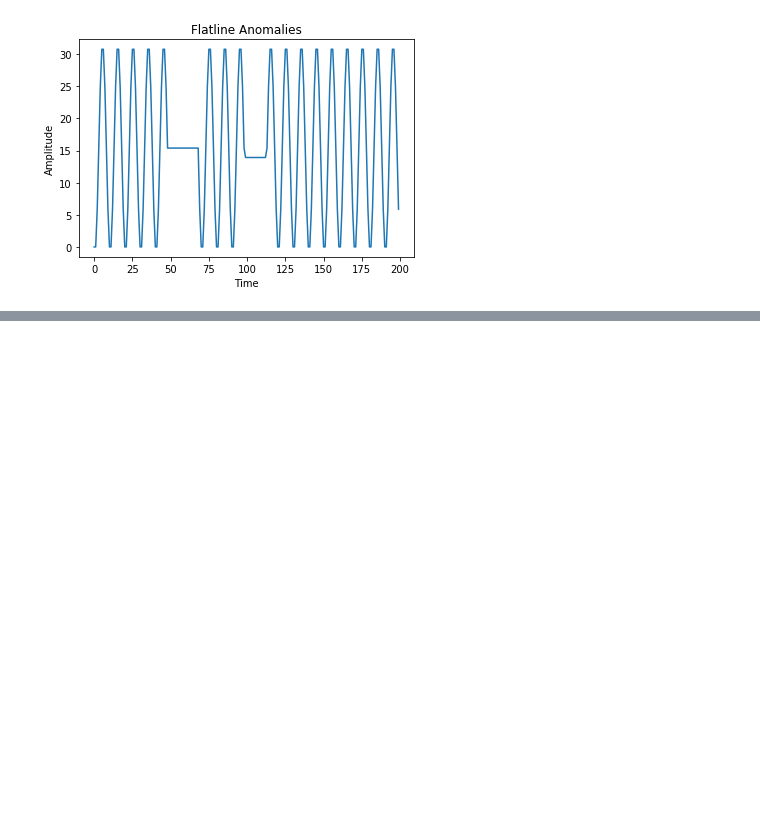
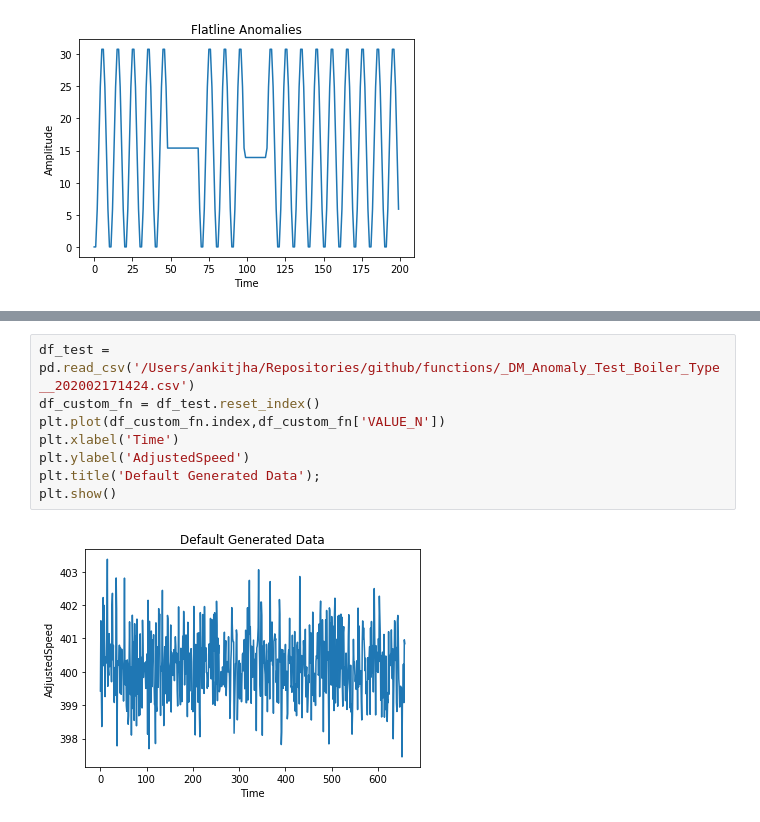
Before and after one commit to ankit-jha/agots, a Jupyter notebook: examples/AnomalyGenerators.ipynb, the cells around one changed output, grey strips where cells are left out. Drawn from its saved outputs; the diff is of its cells as text; blank space fills up the shorter version.

```diff
--- a/examples/AnomalyGenerators.ipynb
+++ b/examples/AnomalyGenerators.ipynb
@@ -64,0 +300,10 @@ plt.show()
+# %%
+df_test = pd.read_csv('/Users/ankitjha/Repositories/github/functions/_DM_Anomaly_Test_Boiler_Type__202002171424.csv')
+df_custom_fn = df_test.reset_index()
+plt.plot(df_custom_fn.index,df_custom_fn['VALUE_N'])
+plt.xlabel('Time')
+plt.ylabel('AdjustedSpeed')
+plt.title('Default Generated Data');
+plt.show()
+# %% [output]
+[figure, added]
```
Also changed, not shown: parts of 23 cells of this notebook, 1 other file.
